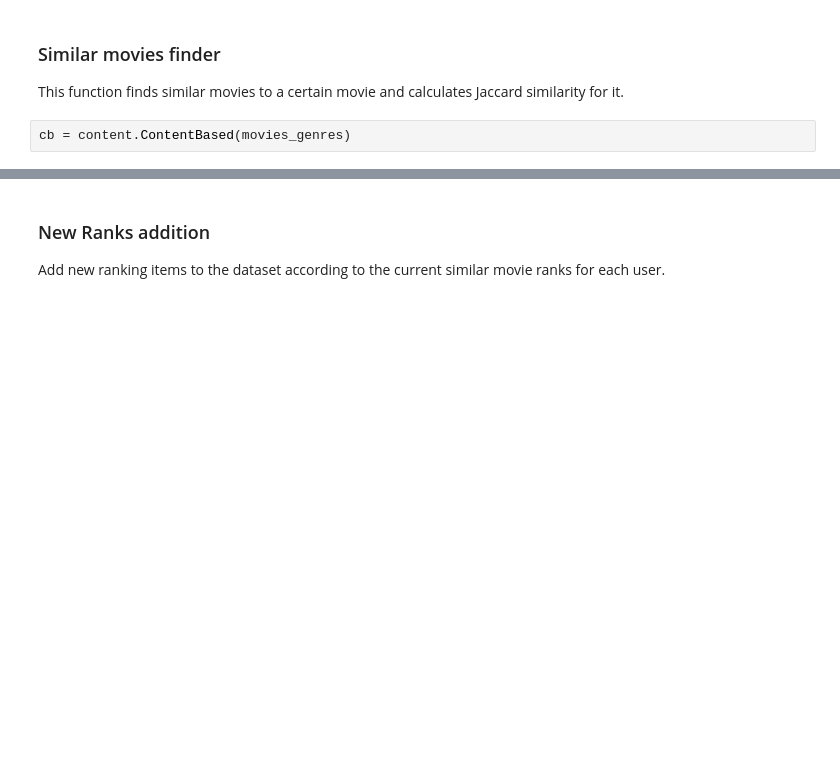
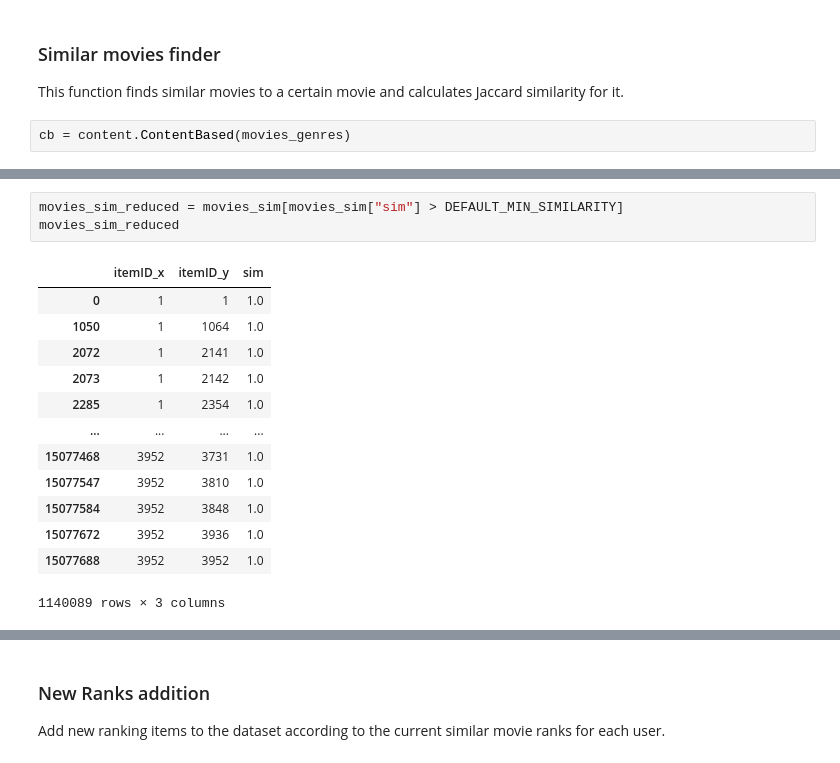
Before and after one commit to TxCorpi0x/hrecom, a Jupyter notebook: prediction_bpr.ipynb, the cells around one changed output, grey strips where cells are left out. Cells and saved outputs as stored; diff of their text form; blank space fills up the shorter version.

```diff
--- a/prediction_bpr.ipynb
+++ b/prediction_bpr.ipynb
@@ -149,0 +162,17 @@ similar_movies.head()
+# %%
+movies_sim_reduced = movies_sim[movies_sim["sim"] > DEFAULT_MIN_SIMILARITY]
+movies_sim_reduced
+# %% [output]
+|  | itemID_x | itemID_y | sim |
+| 0 | 1 | 1 | 1.0 |
+| 1050 | 1 | 1064 | 1.0 |
+| 2072 | 1 | 2141 | 1.0 |
+| 2073 | 1 | 2142 | 1.0 |
+| 2285 | 1 | 2354 | 1.0 |
+| ... | ... | ... | ... |
+| 15077468 | 3952 | 3731 | 1.0 |
+| 15077547 | 3952 | 3810 | 1.0 |
+| 15077584 | 3952 | 3848 | 1.0 |
+| 15077672 | 3952 | 3936 | 1.0 |
+| 15077688 | 3952 | 3952 | 1.0 |
+1140089 rows × 3 columns
```
Also changed, not shown: parts of 12 cells of this notebook, 3 other files.
